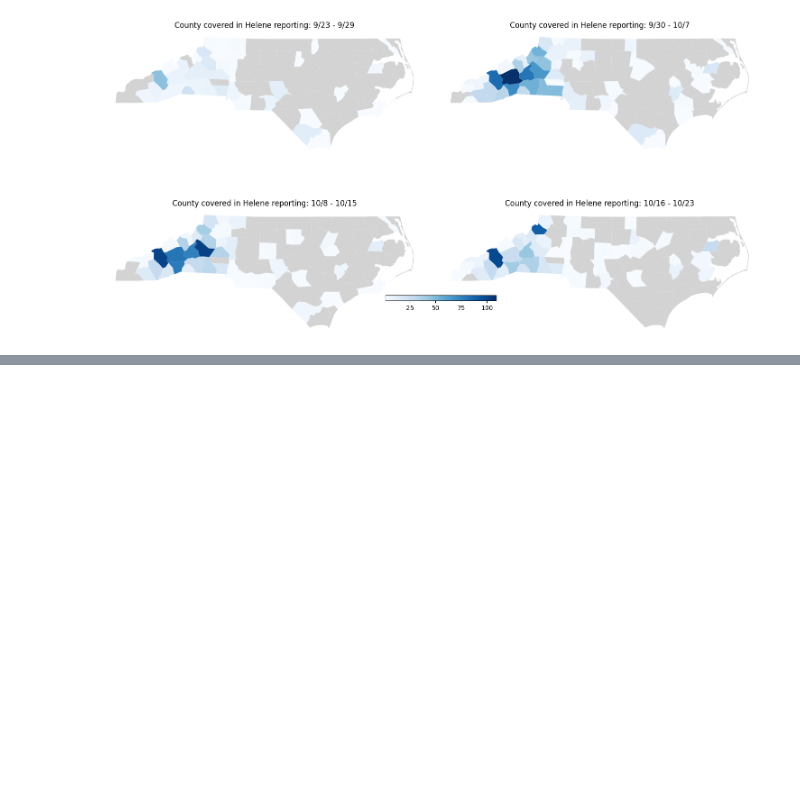
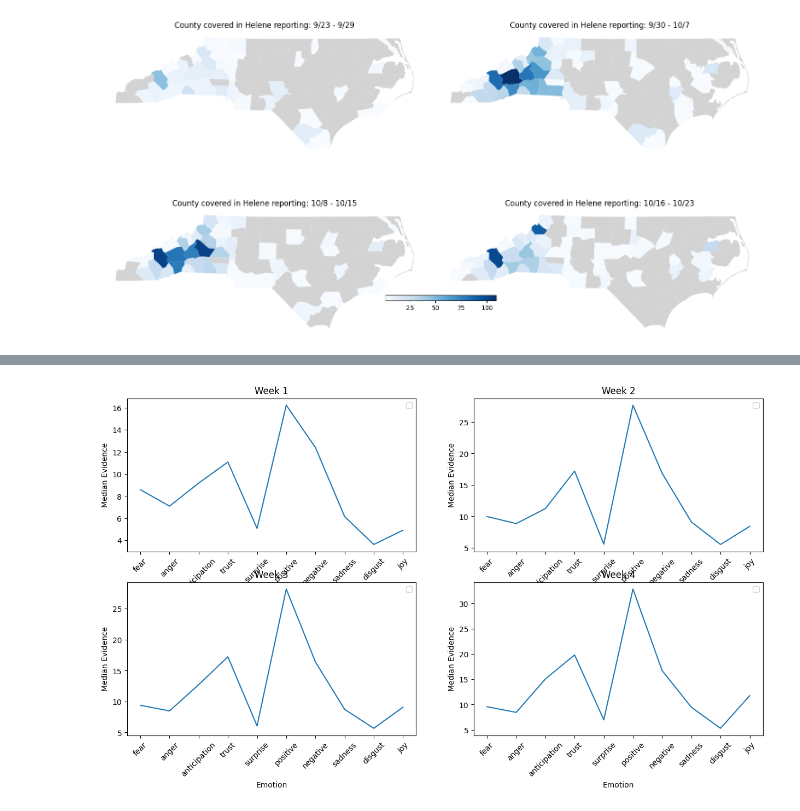
Before and after one commit to yanansun0074/helene_coverage, a Jupyter notebook: news_analysis.ipynb, the cells around one changed output, grey strips where cells are left out. Saved outputs shown, nothing was run; the diff lists cells and outputs as text; code cells hidden in the pictures; blank space fills up the shorter version.

```diff
--- a/news_analysis.ipynb
+++ b/news_analysis.ipynb
@@ -517,0 +571,6 @@ plt.show()
+# %%
+from nrclex import NRCLex
+
+def analyze_emotion(text):
+    emotion = NRCLex(text)
+    return emotion.raw_emotion_scores
@@ -517,0 +654,31 @@ plt.show()
+# %%
+# Week by week
+one = sub_articles[sub_articles['date'] < '2024-09-30']
+two = sub_articles[(sub_articles['date'] >= '2024-09-30') & (sub_articles['date'] <= '2024-10-07')]
+three = sub_articles[(sub_articles['date'] > '2024-10-07') & (sub_articles['date'] <= '2024-10-15')]
+four = sub_articles[(sub_articles['date'] > '2024-10-15') & (sub_articles['date'] <= '2024-10-23')]
+# %%
+# Compute emotions
+one_emo = compute_df_emotions(one).sort_values('median')
+two_emo = compute_df_emotions(two).sort_values('median')
+three_emo = compute_df_emotions(three).sort_values('median')
+four_emo = compute_df_emotions(four).sort_values('median')
+# %%
+fig, axes = plt.subplots(2, 2, figsize=(15, 8))
+emos = [one_emo, two_emo, three_emo, four_emo]
+
+axes = axes.flatten()
+
+for i in range(4):
+    ax = axes[i]
+    df = emos[i]
+    ax.plot(df['emotion'], df['median'])
+    ax.set_title(f"Week {i+1}")
+    ax.set_xlabel("Emotion")
+    ax.set_ylabel("Median Evidence")
+    ax.tick_params(axis='x', rotation=45)
+    ax.legend()
+# for i in range(4):
+#     plt.bar(emos[i]['emotion'], emos[i]['median'])
+# %% [output]
+[figure, added]
```
Also changed, not shown: parts of 17 cells of this notebook.
